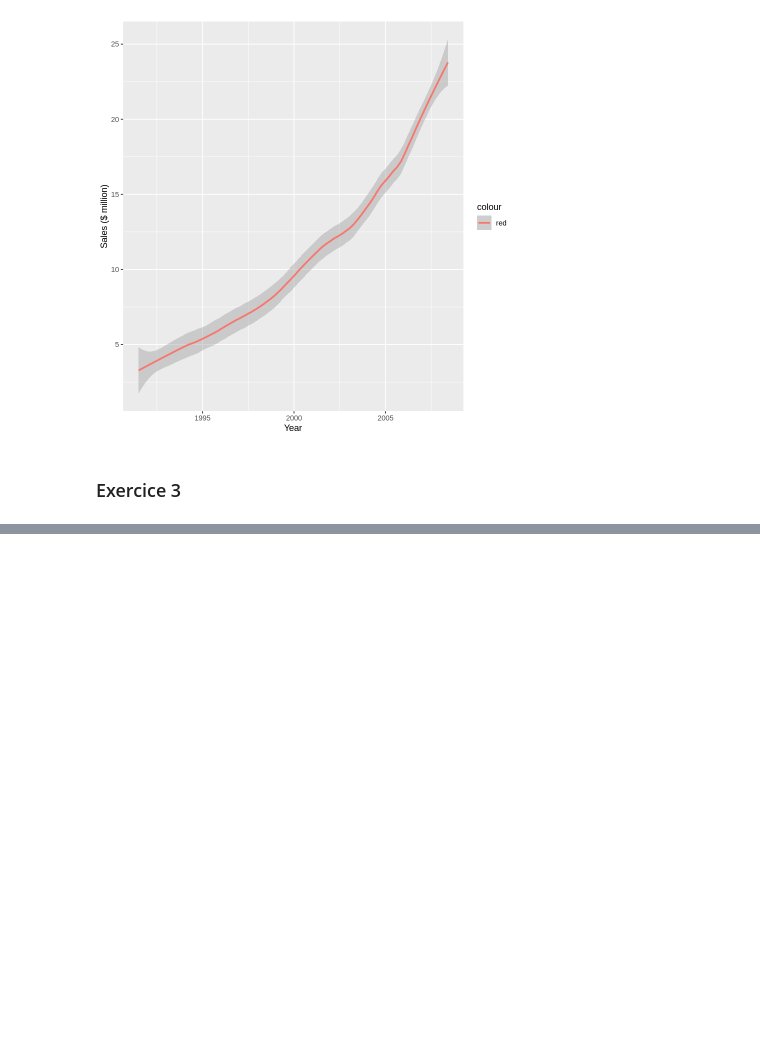
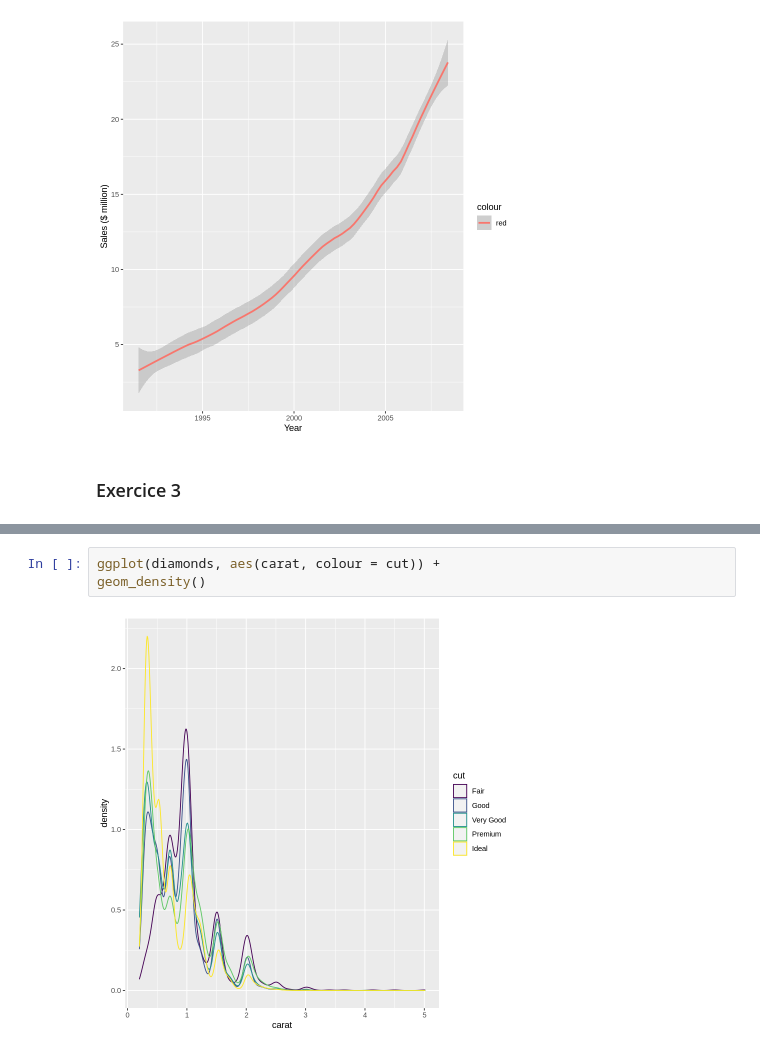
Before and after one commit to dnzengou/du_r, a Jupyter notebook: r-programming-exercises/programming_exercises_R.ipynb, the cells around one changed output, grey strips where cells are left out. Cells and saved outputs as stored; diff of their text form; blank space fills up the shorter version.

```diff
--- a/r-programming-exercises/programming_exercises_R.ipynb
+++ b/r-programming-exercises/programming_exercises_R.ipynb
@@ -430,0 +497,5 @@ Don't know how to automatically pick scale for object of type ts. Defaulting to
+# %%
+ggplot(diamonds, aes(carat, colour = cut)) +
+geom_density()
+# %% [output]
+[figure, added]
```
Also changed, not shown: parts of 61 cells of this notebook.
